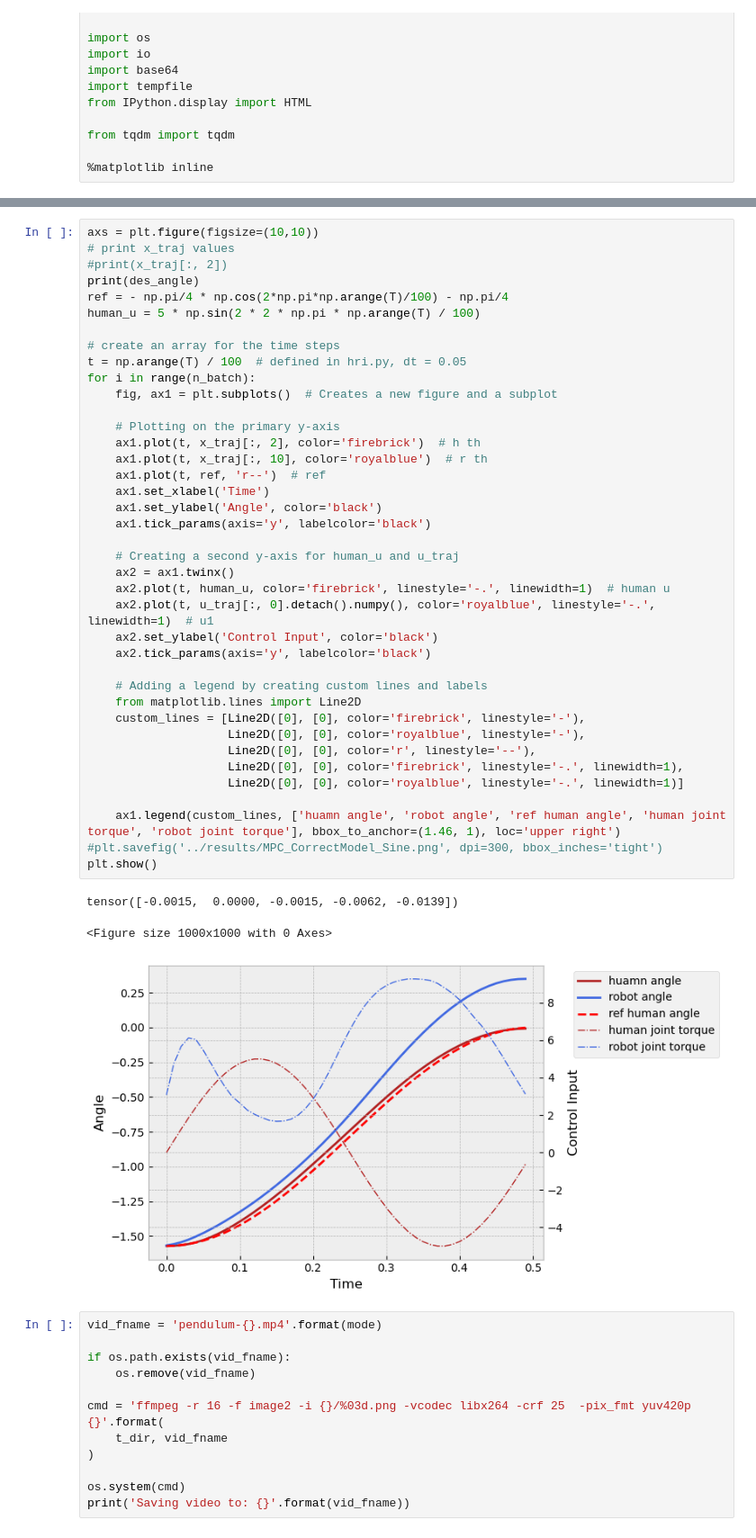
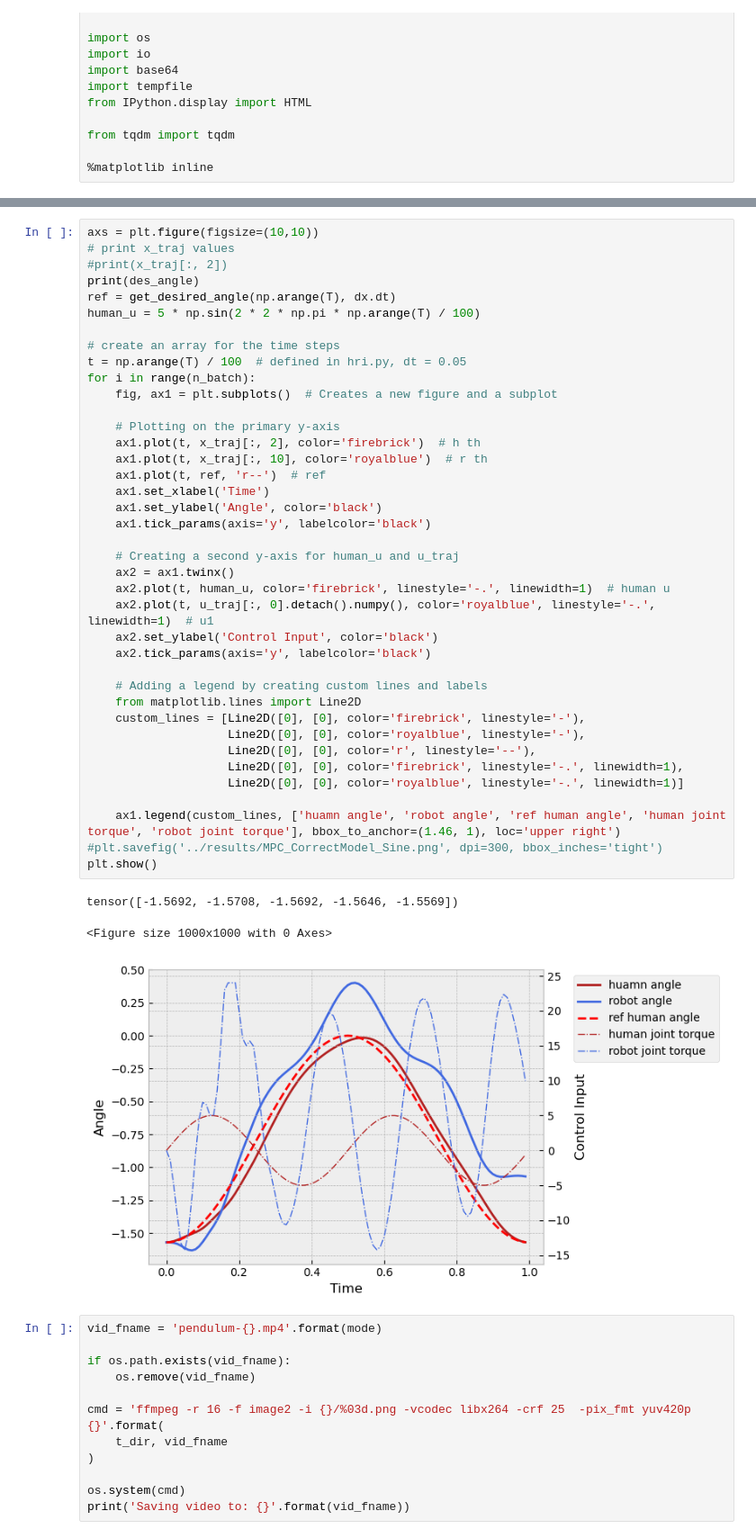
Before and after one commit to liCCcccs/hri-mpc, a Jupyter notebook: examples/HRI Control.ipynb, the cells around one changed output, grey strips where cells are left out. Shown at 90% size. Saved outputs shown, nothing was run; the diff lists cells and outputs as text.

Commit message:
angle measurement implemented

```diff
--- a/examples/HRI Control.ipynb
+++ b/examples/HRI Control.ipynb
@@ -255,7 +319,7 @@ axs = plt.figure(figsize=(10,10))
 # print x_traj values
 #print(x_traj[:, 2])
 print(des_angle)
-ref = - np.pi/4 * np.cos(2*np.pi*np.arange(T)/100) - np.pi/4
+ref = get_desired_angle(np.arange(T), dx.dt)
 human_u = 5 * np.sin(2 * 2 * np.pi * np.arange(T) / 100)
 
 # create an array for the time steps
@@ -264,35 +328,35 @@ for i in range(n_batch):
     fig, ax1 = plt.subplots()  # Creates a new figure and a subplot
 
     # Plotting on the primary y-axis
     ax1.plot(t, x_traj[:, 2], color='firebrick')  # h th
     ax1.plot(t, x_traj[:, 10], color='royalblue')  # r th
     ax1.plot(t, ref, 'r--')  # ref
     ax1.set_xlabel('Time')
     ax1.set_ylabel('Angle', color='black')
     ax1.tick_params(axis='y', labelcolor='black')
 
     # Creating a second y-axis for human_u and u_traj
     ax2 = ax1.twinx()
     ax2.plot(t, human_u, color='firebrick', linestyle='-.', linewidth=1)  # human u
     ax2.plot(t, u_traj[:, 0].detach().numpy(), color='royalblue', linestyle='-.', linewidth=1)  # u1
     ax2.set_ylabel('Control Input', color='black')
     ax2.tick_params(axis='y', labelcolor='black')
 
     # Adding a legend by creating custom lines and labels
     from matplotlib.lines import Line2D
     custom_lines = [Line2D([0], [0], color='firebrick', linestyle='-'),
                     Line2D([0], [0], color='royalblue', linestyle='-'),
                     Line2D([0], [0], color='r', linestyle='--'),
                     Line2D([0], [0], color='firebrick', linestyle='-.', linewidth=1),
                     Line2D([0], [0], color='royalblue', linestyle='-.', linewidth=1)]
 
     ax1.legend(custom_lines, ['huamn angle', 'robot angle', 'ref human angle', 'human joint torque', 'robot joint torque'], bbox_to_anchor=(1.46, 1), loc='upper right')
 #plt.savefig('../results/MPC_CorrectModel_Sine.png', dpi=300, bbox_inches='tight')
 plt.show()
 # %% [output]
-tensor([-0.0015,  0.0000, -0.0015, -0.0062, -0.0139])
+tensor([-1.5692, -1.5708, -1.5692, -1.5646, -1.5569])
 <Figure size 1000x1000 with 0 Axes>
-[figure, old version]
+[figure, new version]
 # %%
 vid_fname = 'pendulum-{}.mp4'.format(mode)
 
```
Also changed, not shown: parts of 3 cells of this notebook, 1 other file.
